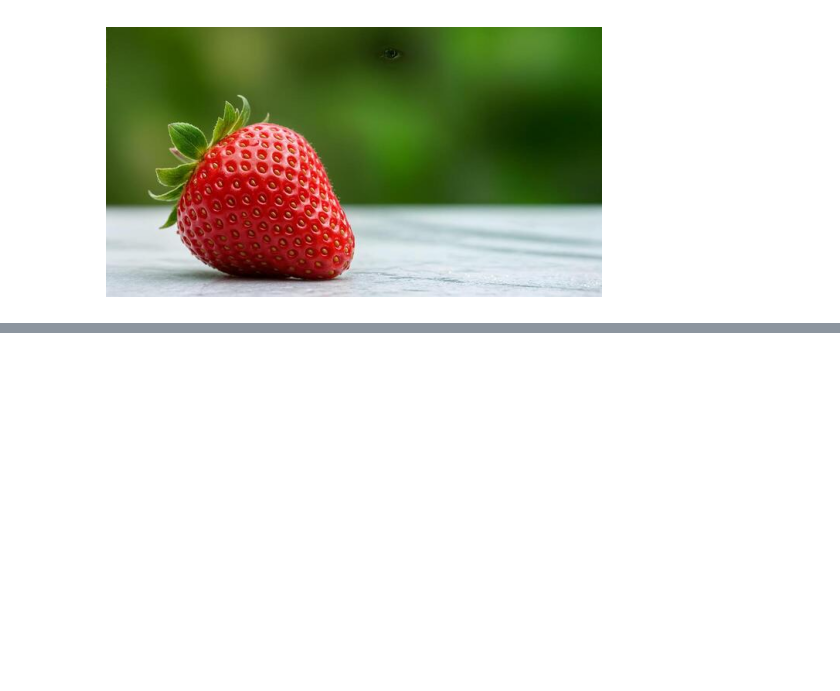
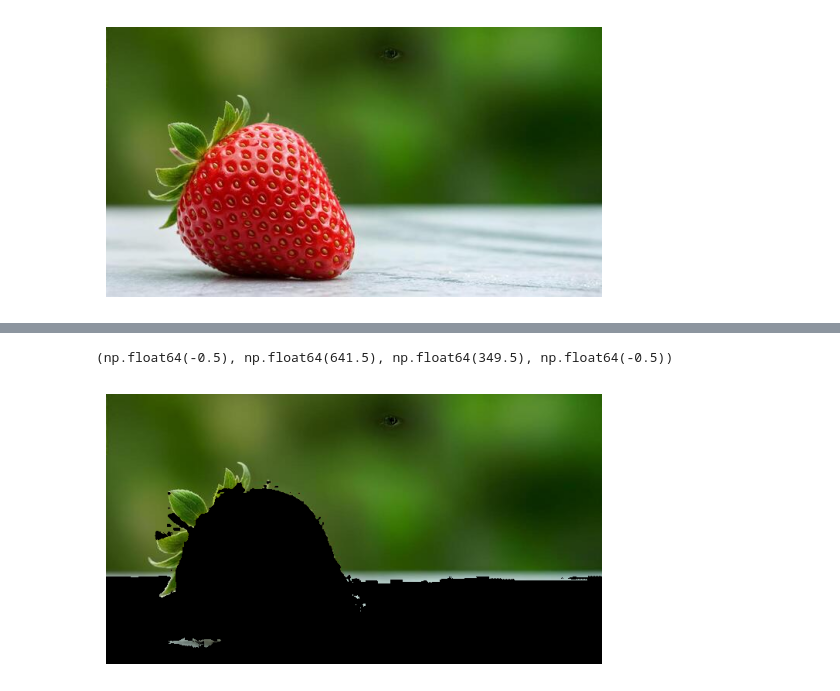
Before and after one commit to nikoeboo/opencv-demo, a Jupyter notebook: strawberry.ipynb, the cells around one changed output, grey strips where cells are left out. Saved outputs shown, nothing was run; the diff lists cells and outputs as text; code cells hidden in the pictures; blank space fills up the shorter version.

```diff
--- a/strawberry.ipynb
+++ b/strawberry.ipynb
@@ -57,0 +95,13 @@ plt.axis('off')
+# %%
+lower_green = np.array([36, 25, 25])
+upper_green = np.array([86, 255, 255])
+
+mask = cv2.inRange(image_hsv, lower_green, upper_green)
+
+result = cv2.bitwise_and(image, image, mask=mask)
+
+plt.imshow(cv2.cvtColor(result, cv2.COLOR_BGR2RGB))
+plt.axis('off')
+# %% [output]
+(np.float64(-0.5), np.float64(641.5), np.float64(349.5), np.float64(-0.5))
+[figure, added]
```
Also changed, not shown: parts of 6 cells of this notebook.
